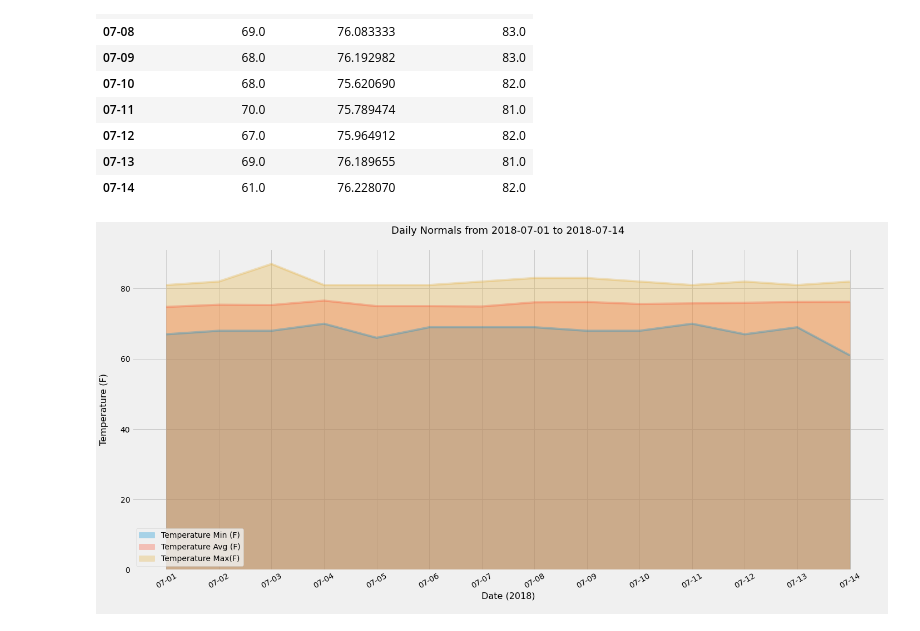
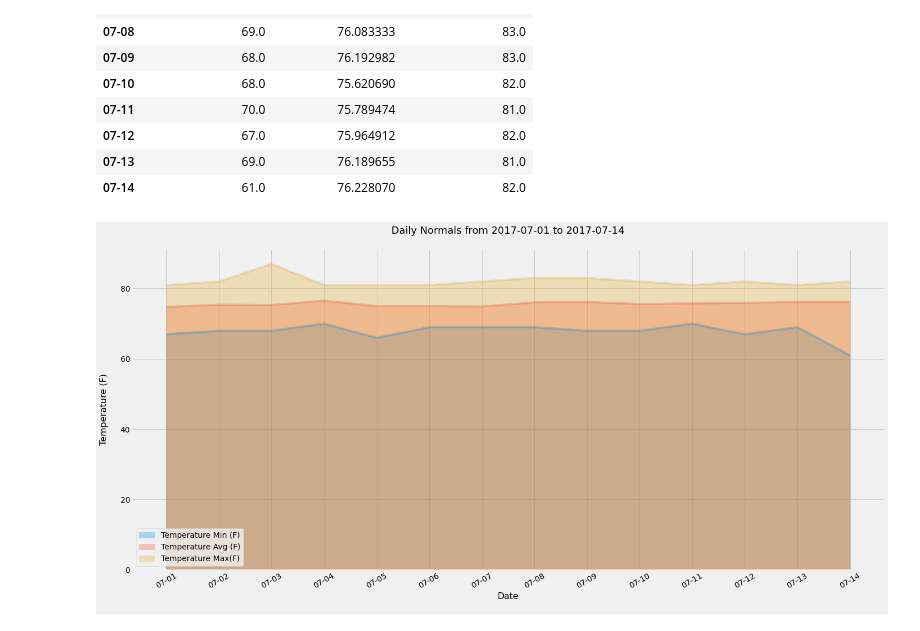
Before and after one commit to Karla-Flores/Sqlalchemy, a Jupyter notebook: climate_starter.ipynb, the cells around one changed output. Drawn from its saved outputs; the diff is of its cells as text; code cells hidden in the pictures.

```diff
--- a/climate_starter.ipynb
+++ b/climate_starter.ipynb
@@ -388,12 +391,13 @@ daily_normals("01-01")
 # push each tuple of calculations into a list called `normals`
 normals = []
 
-start_date = (dt.datetime.strptime('2018-07-01', "%Y-%m-%d")).date()
-end_date = (dt.datetime.strptime('2018-07-14', "%Y-%m-%d")).date()
+start_date = (dt.datetime.strptime('2017-07-01', "%Y-%m-%d")).date()
+end_date = (dt.datetime.strptime('2017-07-14', "%Y-%m-%d")).date()
 # Set the start and end date of the trip
 trip_dates = []
 
 # Use the start and end date to create a range of dates
+# Stip off the year and save a list of %m-%d strings
 current_date = start_date
 while current_date <= end_date:
     month = current_date.strftime('%m')
@@ -401,8 +405,6 @@ while current_date <= end_date:
     trip_dates.append(f"{month}-{day}")
     current_date += dt.timedelta(days=1)
 
-# Stip off the year and save a list of %m-%d strings
-
 # Loop through the list of %m-%d strings and calculate the normals for each date
 for i in range(len(trip_dates)):
     day_normal = daily_normals(trip_dates[i])
@@ -432,12 +434,12 @@ dailynormals_df.set_index("Date")
 # %%
 # Plot the daily normals as an area plot with `stacked=False`
 dailynormals_df.plot.area(figsize=(20,10), stacked=False, alpha = 0.3, rot=30, fontsize=14)
 plt.xticks(np.arange(len(trip_dates)), labels=trip_dates)
 plt.title(f"Daily Normals from {start_date} to {end_date}\n", fontsize=18)
-plt.xlabel("Date (2018)\n", fontsize=16)
+plt.xlabel("Date\n", fontsize=16)
 plt.ylabel("Temperature (F)\n", fontsize=16)
 plt.tight_layout()
 plt.savefig("Images/dailynormals.png",bbox_inches = 'tight')
 plt.show()
 # %% [output]
-[figure, old version]
+[figure, new version]
```
Also changed, not shown: parts of 4 cells of this notebook, 3 other files.
